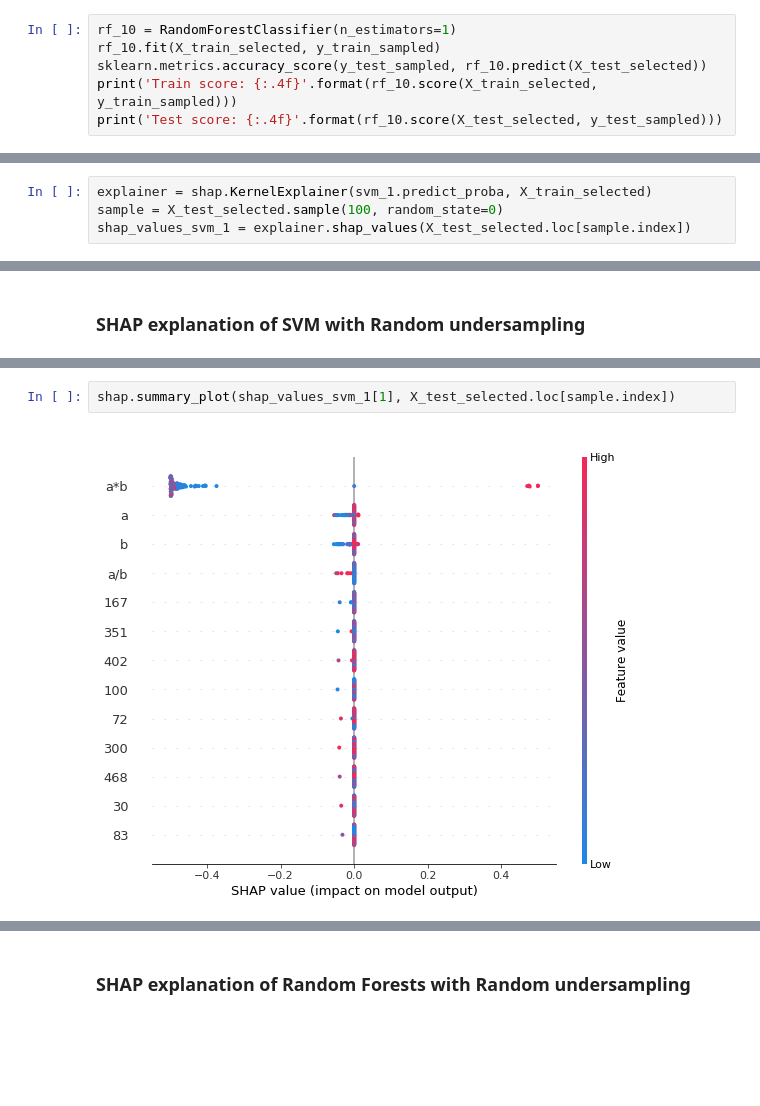
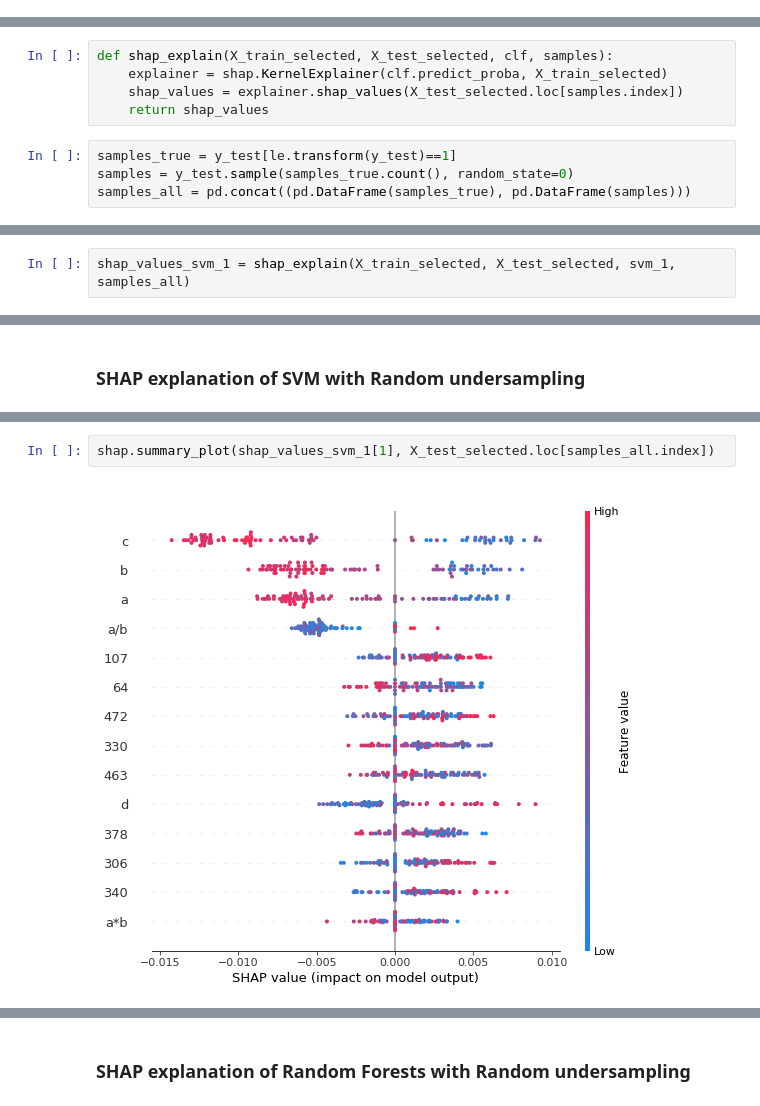
Before and after one commit to chinfang/graduation-project, a Jupyter notebook: example_v2.ipynb, the cells around one changed output, grey strips where cells are left out. Drawn from its saved outputs; the diff is of its cells as text; blank space fills up the shorter version.

```diff
--- a/example_v2.ipynb
+++ b/example_v2.ipynb
@@ -350,6 +369,0 @@ plt.gca().invert_yaxis()
-# %%
-rf_10 = RandomForestClassifier(n_estimators=1)
-rf_10.fit(X_train_selected, y_train_sampled)
-sklearn.metrics.accuracy_score(y_test_sampled, rf_10.predict(X_test_selected))
-print('Train score: {:.4f}'.format(rf_10.score(X_train_selected, y_train_sampled)))
-print('Test score: {:.4f}'.format(rf_10.score(X_test_selected, y_test_sampled)))
@@ -359,6 +370,11 @@ Test score: 1.0000
 # %% [markdown]
 ### SHAP explaining predictions after under-sampling
 # %%
-explainer = shap.KernelExplainer(svm_1.predict_proba, X_train_selected)
-sample = X_test_selected.sample(100, random_state=0)
-shap_values_svm_1 = explainer.shap_values(X_test_selected.loc[sample.index])
+def shap_explain(X_train_selected, X_test_selected, clf, samples):
+    explainer = shap.KernelExplainer(clf.predict_proba, X_train_selected)
+    shap_values = explainer.shap_values(X_test_selected.loc[samples.index])
+    return shap_values
+# %%
+samples_true = y_test[le.transform(y_test)==1]
+samples = y_test.sample(samples_true.count(), random_state=0)
+samples_all = pd.concat((pd.DataFrame(samples_true), pd.DataFrame(samples)))
@@ -364,0 +387,2 @@ shap_values_svm_1 = explainer.shap_values(X_test_selected.loc[sample.index])
+# %%
+shap_values_svm_1 = shap_explain(X_train_selected, X_test_selected, svm_1, samples_all)
@@ -384,5 +418,5 @@ pipe_rf_stdscaler
 # %%
-shap.summary_plot(shap_values_svm_1[1], X_test_selected.loc[sample.index])
+shap.summary_plot(shap_values_svm_1[1], X_test_selected.loc[samples_all.index])
 # %% [output]
-[figure, old version]
+[figure, new version]
 # %%
```
Also changed, not shown: parts of 63 cells of this notebook.
